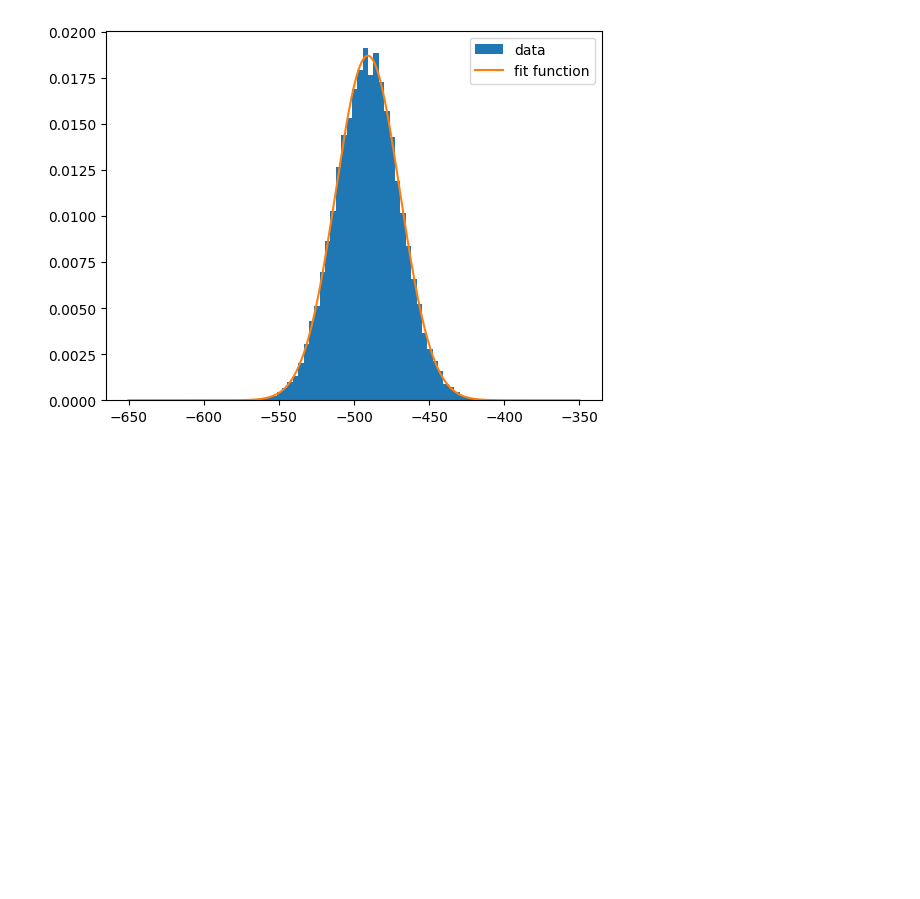
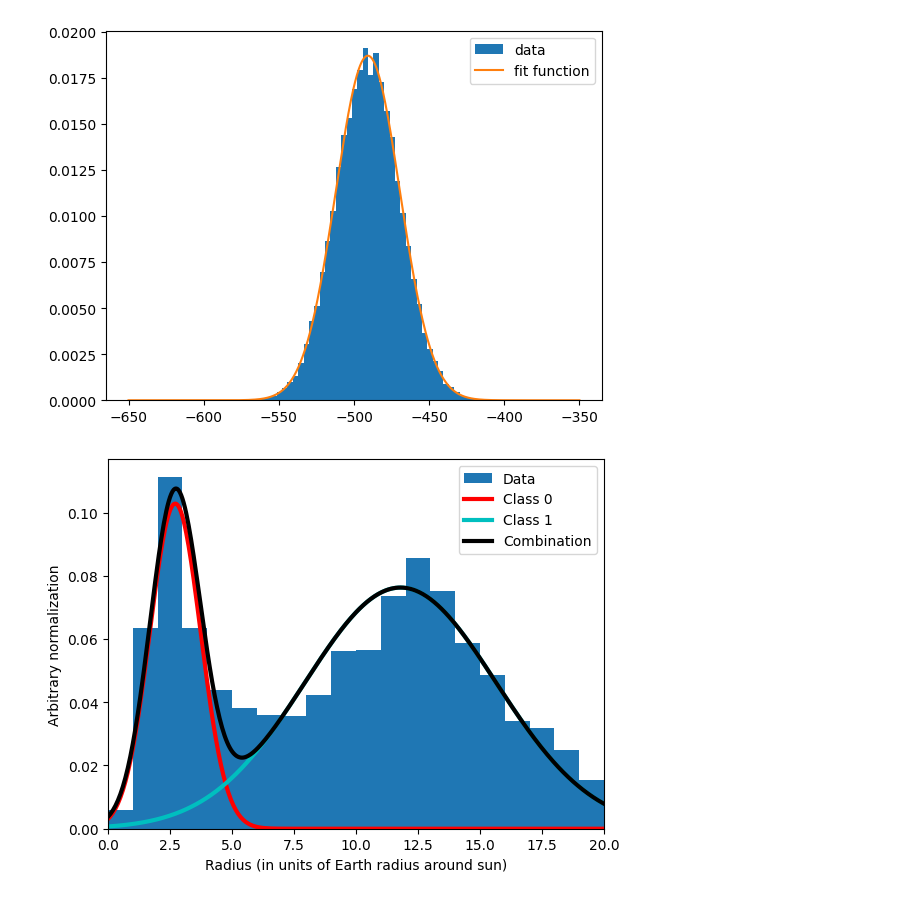
Before and after one commit to aftilt99biz-bit/PHYS-510-Computational, a Jupyter notebook: fitting.ipynb, the cells around one changed output. Cells and saved outputs as stored; diff of their text form; code cells hidden in the pictures; blank space fills up the shorter version.

Commit message:
exoplanets

```diff
--- a/fitting.ipynb
+++ b/fitting.ipynb
@@ -55,3 +55,83 @@ plt.show()
 Saving fitdata3.txt to fitdata3 (1).txt
 Estimated a and b =  0.0010971553356344125 1.076910821975628
 [figure]
+# %%
+# Exercise 11.4
+from math import sqrt,pi
+from numpy import empty, zeros, array, loadtxt, linspace
+from numpy import copy, exp, genfromtxt
+import matplotlib.pyplot as plt
+from google.colab import files
+
+k = 2 ### number of groups
+xmin = 0.0
+xmax = 20.0
+npoints = 400
+xpoints = linspace(xmin,xmax,npoints+1)
+target = 1e-6 ### for everything, could have separate ones
+Nloopmax = 100
+
+# Gaussian
+def gaussian(x,mu,sigma):
+  return exp(-(x-mu)**2/(2*sigma**2))/(sqrt(2*pi)*sigma)
+
+# Read the data
+uploaded = files.upload() ### To upload!
+data = genfromtxt('exoplanets.txt')
+x = data[:,4]
+N = len(x)
+
+# Choose initial values for the parameters, these do not have to be perfect
+mu = array([1.0,3.0],float)
+sigma = array([1.0,1.0],float)
+gamma = array([0.5,0.5],float)
+
+# Main loop
+q = empty([N,k],float)
+for j in range(Nloopmax): ### need to make sure we stop before then, we'll check at the end
+    # Calculate the qiz's
+    for i in range(N):
+      for z in range(k):
+        q[i,z] = gamma[z]*gaussian(x[i],mu[z],sigma[z])
+      norm = sum(q[i])
+      q[i] /= norm
+
+    # Calculate updated values for the parameters, we can use the analytic form here
+    oldmu = copy(mu)
+    for z in range(k):
+      norm = sum(q[:,z])
+      mu[z] = sum(q[:,z]*x)/norm
+      sigma[z] = sqrt(sum(q[:,z]*(x-mu[z])**2)/norm)
+      gamma[z] = norm/N
+
+    # Check for convergence
+    delta = max(abs(mu-oldmu))
+    if delta < target:
+      break
+
+    if (j == Nloopmax - 1):
+      print("WARNING! Made it up to the max Nloop and did not converge")
+
+# Make the plot
+plt.hist(x,bins=20,range=[xmin,xmax],density=True, label="Data")
+fitsum = zeros(npoints+1,float)
+colors = ["r","c"]
+for z in range(k):
+  fit = gamma[z]*exp(-(xpoints-mu[z])**2 / (2*sigma[z]**2))/sqrt(2*pi*sigma[z]**2)
+  fitsum += fit
+  plt.plot(xpoints,fit,colors[z], linewidth=3, label=f"Class {z}")
+plt.plot(xpoints, fitsum, "k", linewidth=3, label="Combination")
+plt.legend()
+plt.xlabel("Radius (in units of Earth radius around sun)")
+plt.ylabel("Arbitrary normalization")
+plt.xlim(xmin,xmax)
+plt.show()
+
+Ntocheck = 20
+for i in range(Ntocheck):
+  r = x[i]
+  fit0 = gamma[0]*exp(-(r-mu[0])**2 / (2*sigma[0]**2))/sqrt(2*pi*sigma[0]**2)
+  fit1 = gamma[1]*exp(-(r-mu[1])**2 / (2*sigma[1]**2))/sqrt(2*pi*sigma[1]**2)
+  print("r = ",r,"and fit0 = ",fit0,"and fit1 = ",fit1, "and max ratio = ", max(fit0/fit1,fit1/fit0))
+# %% [output]
+[figure, added]
```
Also changed, not shown: parts of 1 cell of this notebook.
